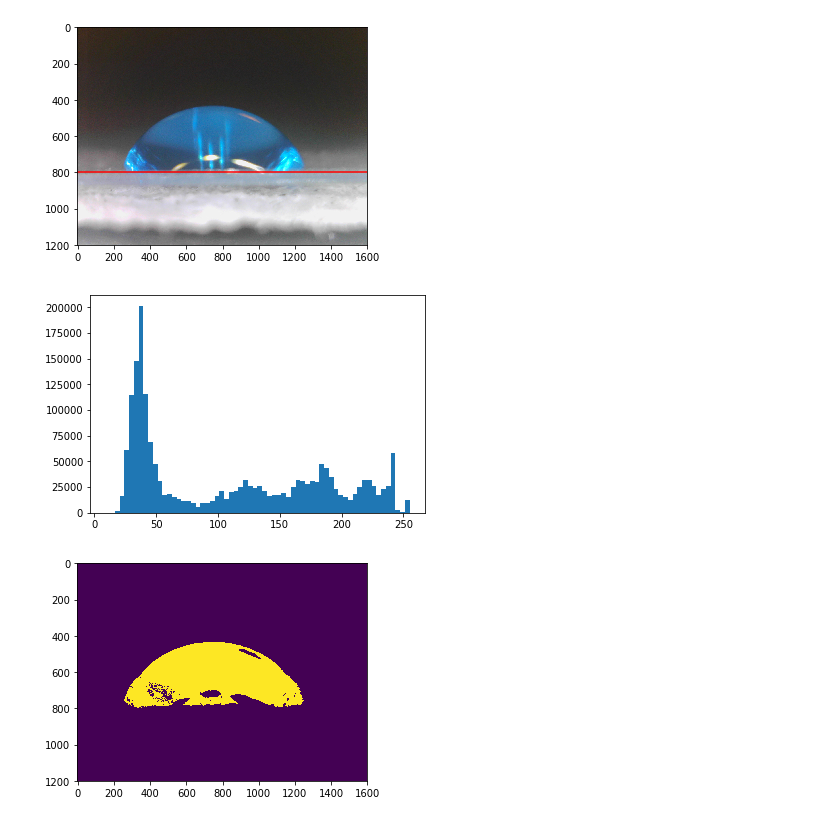
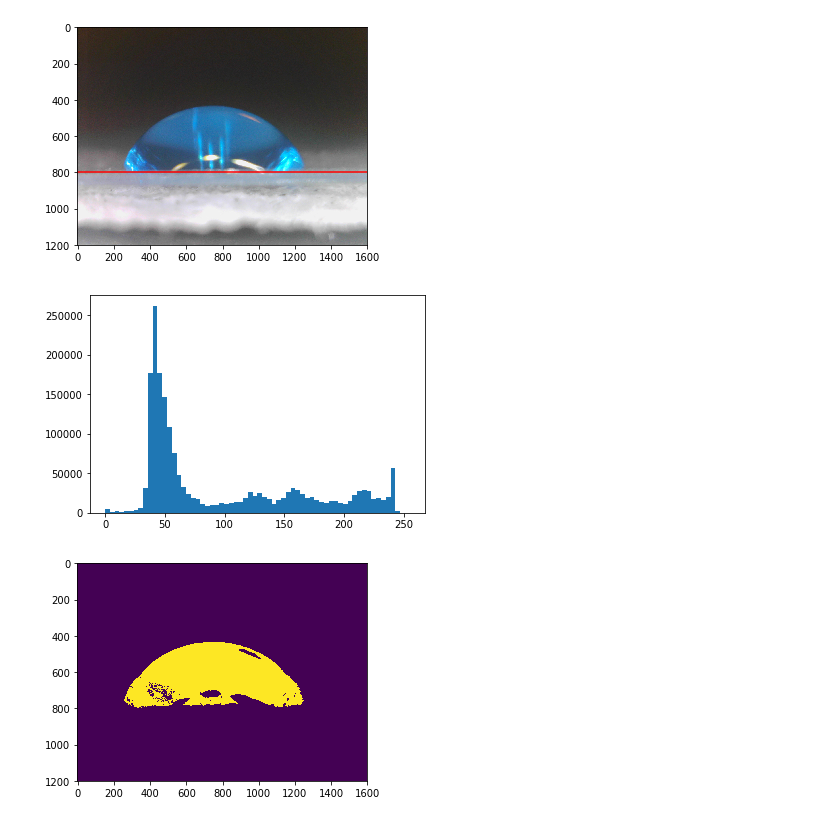
Before and after one commit to andres-patrignani/pynotes, a Jupyter notebook: notebooks/image_analysis_contact_angle.ipynb, the cells around one changed output. Drawn from its saved outputs; the diff is of its cells as text; code cells hidden in the pictures.

```diff
--- a/notebooks/image_analysis_contact_angle.ipynb
+++ b/notebooks/image_analysis_contact_angle.ipynb
@@ -13,10 +13,10 @@ plt.show()
 # %% [output]
 [figure]
 # %%
-plt.hist(img_drop[:,:,2].flatten(), bins=64)
+plt.hist(img_drop[:,:,0].flatten(), bins=64)
 plt.show()
 # %% [output]
-[figure, old version]
+[figure, new version]
 # %%
 idx_drop = np.logical_and(img_drop[:,:,0] < 80, img_drop[:,:,2] > 100)
 plt.imshow(idx_drop)
```
Also changed, not shown: parts of 3 cells of this notebook, 14 other files.
